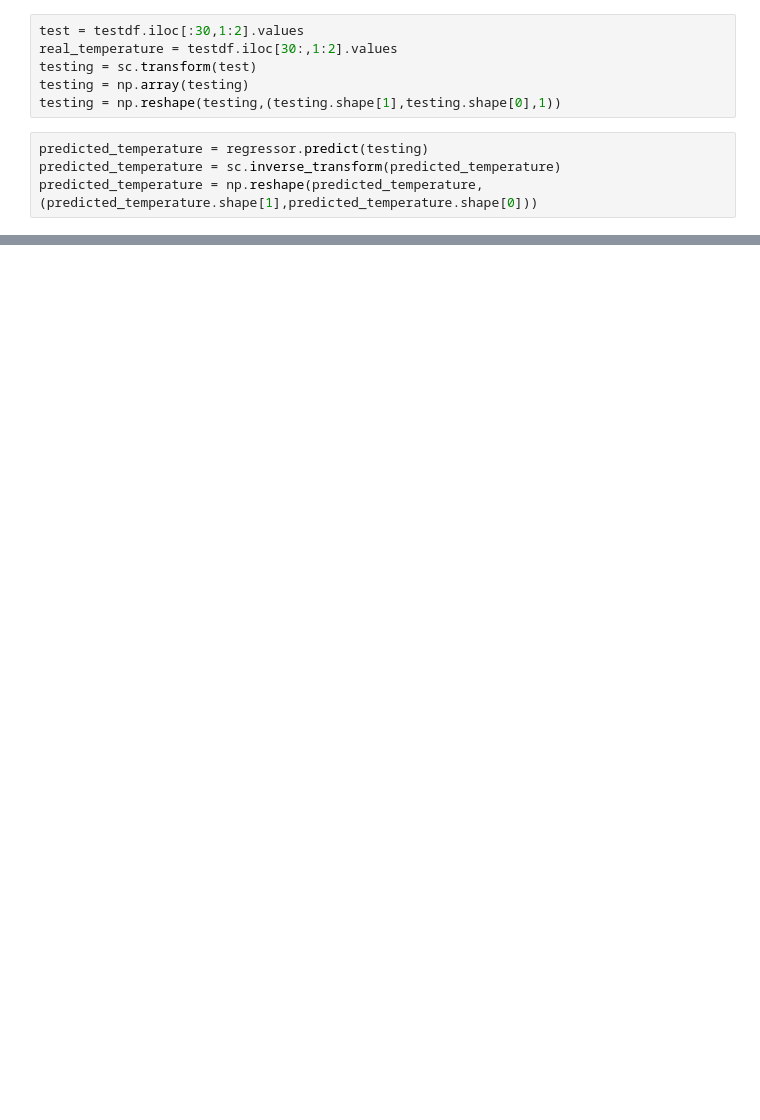
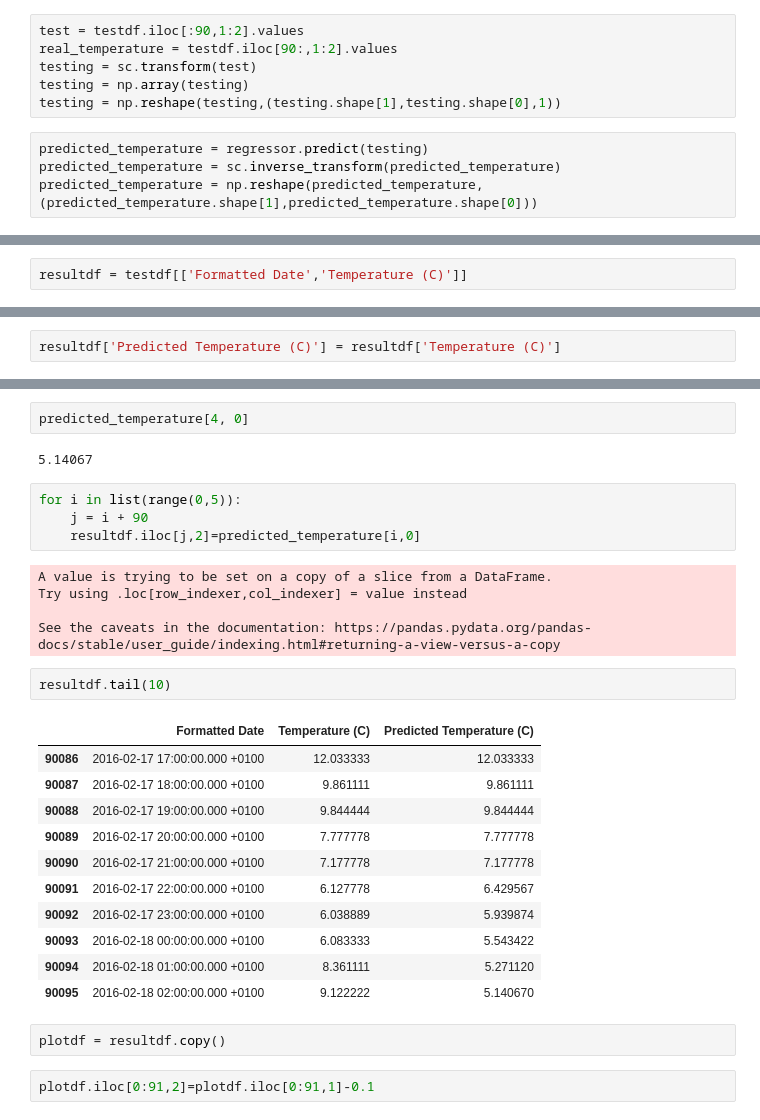
Before and after one commit to patakib/weather_analysis_RNN, a Jupyter notebook: weather_analysis_RNN.ipynb, the cells around one changed output, grey strips where cells are left out. Cells and saved outputs as stored; diff of their text form; blank space fills up the shorter version.

```diff
--- a/weather_analysis_RNN.ipynb
+++ b/weather_analysis_RNN.ipynb
@@ -188,6 +291,6 @@ testdf
 # %%
-test = testdf.iloc[:30,1:2].values
-real_temperature = testdf.iloc[30:,1:2].values
+test = testdf.iloc[:90,1:2].values
+real_temperature = testdf.iloc[90:,1:2].values
 testing = sc.transform(test)
 testing = np.array(testing)
 testing = np.reshape(testing,(testing.shape[1],testing.shape[0],1))
@@ -211,0 +317,2 @@ array([[11.711549 ],
+# %%
+resultdf = testdf[['Formatted Date','Temperature (C)']]
@@ -211,0 +332,2 @@ array([[11.711549 ],
+# %%
+resultdf['Predicted Temperature (C)'] = resultdf['Temperature (C)']
@@ -211,0 +360,31 @@ array([[11.711549 ],
+# %%
+predicted_temperature[4, 0]
+# %% [output]
+5.14067
+# %%
+for i in list(range(0,5)):
+    j = i + 90
+    resultdf.iloc[j,2]=predicted_temperature[i,0]
+# %% [output]
+A value is trying to be set on a copy of a slice from a DataFrame.
+Try using .loc[row_indexer,col_indexer] = value instead
+
+See the caveats in the documentation: https://pandas.pydata.org/pandas-docs/stable/user_guide/indexing.html#returning-a-view-versus-a-copy
+# %%
+resultdf.tail(10)
+# %% [output]
+|  | Formatted Date | Temperature (C) | Predicted Temperature (C) |
+| 90086 | 2016-02-17 17:00:00.000 +0100 | 12.033333 | 12.033333 |
+| 90087 | 2016-02-17 18:00:00.000 +0100 | 9.861111 | 9.861111 |
+| 90088 | 2016-02-17 19:00:00.000 +0100 | 9.844444 | 9.844444 |
+| 90089 | 2016-02-17 20:00:00.000 +0100 | 7.777778 | 7.777778 |
+| 90090 | 2016-02-17 21:00:00.000 +0100 | 7.177778 | 7.177778 |
+| 90091 | 2016-02-17 22:00:00.000 +0100 | 6.127778 | 6.429567 |
+| 90092 | 2016-02-17 23:00:00.000 +0100 | 6.038889 | 5.939874 |
+| 90093 | 2016-02-18 00:00:00.000 +0100 | 6.083333 | 5.543422 |
+| 90094 | 2016-02-18 01:00:00.000 +0100 | 8.361111 | 5.271120 |
+| 90095 | 2016-02-18 02:00:00.000 +0100 | 9.122222 | 5.140670 |
+# %%
+plotdf = resultdf.copy()
+# %%
+plotdf.iloc[0:91,2]=plotdf.iloc[0:91,1]-0.1
```
Also changed, not shown: parts of 37 cells of this notebook.
